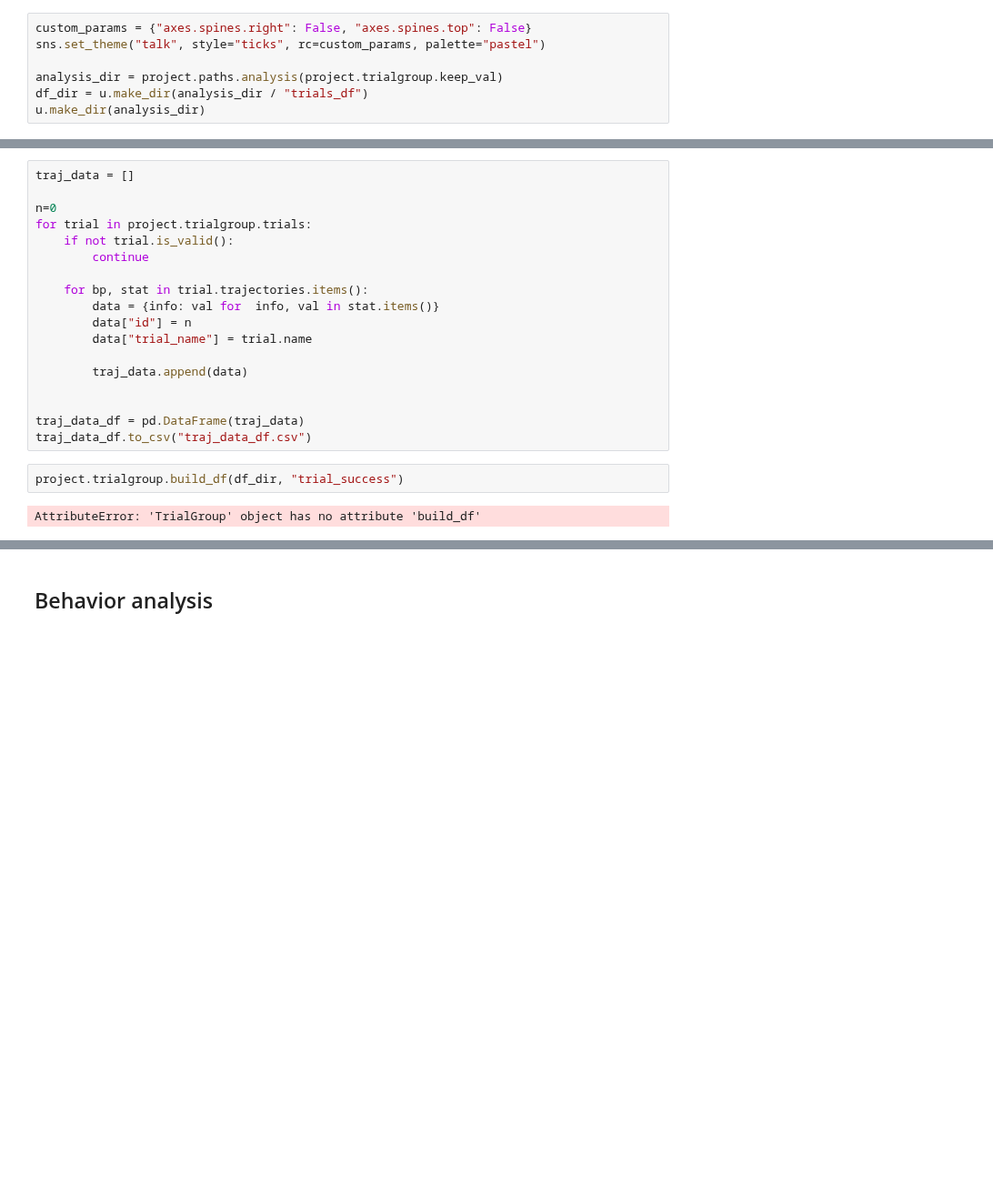
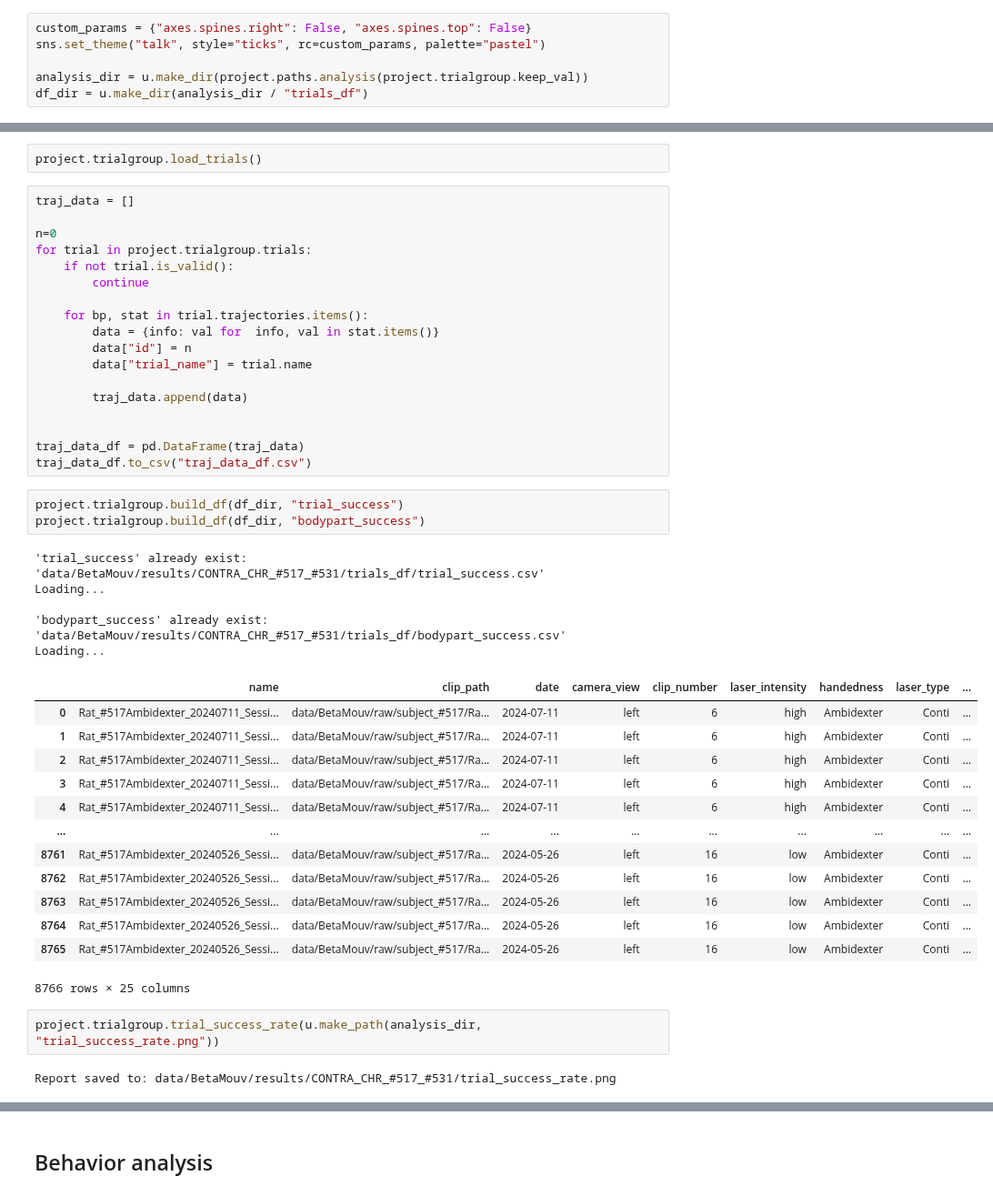
Before and after one commit to Poemiti/IMN_Kinematics, a Jupyter notebook: analysis.ipynb, the cells around one changed output, grey strips where cells are left out. Shown at 91% size. Saved outputs shown, nothing was run; the diff lists cells and outputs as text; blank space fills up the shorter version.

```diff
--- a/analysis.ipynb
+++ b/analysis.ipynb
@@ -32,6 +30,5 @@ log: config_20261023_111926.yaml
 custom_params = {"axes.spines.right": False, "axes.spines.top": False}
 sns.set_theme("talk", style="ticks", rc=custom_params, palette="pastel")
 
-analysis_dir = project.paths.analysis(project.trialgroup.keep_val)
+analysis_dir = u.make_dir(project.paths.analysis(project.trialgroup.keep_val))
 df_dir = u.make_dir(analysis_dir / "trials_df")
-u.make_dir(analysis_dir)
@@ -42,6 +37,8 @@ Some hypper parameters
 # %%
 project.trialgroup.crop_laser_period = True
 project.trialgroup.remove_NOstim = True
+# %%
+project.trialgroup.load_trials()
 # %%
 traj_data = []
 
@@ -62,5 +59,27 @@ traj_data_df = pd.DataFrame(traj_data)
 traj_data_df.to_csv("traj_data_df.csv")
 # %%
 project.trialgroup.build_df(df_dir, "trial_success")
+project.trialgroup.build_df(df_dir, "bodypart_success")
 # %% [output]
-AttributeError: 'TrialGroup' object has no attribute 'build_df'
+'trial_success' already exist: 'data/BetaMouv/results/CONTRA_CHR_#517_#531/trials_df/trial_success.csv'
+Loading...
+
+'bodypart_success' already exist: 'data/BetaMouv/results/CONTRA_CHR_#517_#531/trials_df/bodypart_success.csv'
+Loading...
+|  | name | clip_path | date | camera_view | clip_number | laser_intensity | handedness | laser_type | ... |
+| 0 | Rat_#517Ambidexter_20240711_Sessi... | data/BetaMouv/raw/subject_#517/Ra... | 2024-07-11 | left | 6 | high | Ambidexter | Conti | ... |
+| 1 | Rat_#517Ambidexter_20240711_Sessi... | data/BetaMouv/raw/subject_#517/Ra... | 2024-07-11 | left | 6 | high | Ambidexter | Conti | ... |
+| 2 | Rat_#517Ambidexter_20240711_Sessi... | data/BetaMouv/raw/subject_#517/Ra... | 2024-07-11 | left | 6 | high | Ambidexter | Conti | ... |
+| 3 | Rat_#517Ambidexter_20240711_Sessi... | data/BetaMouv/raw/subject_#517/Ra... | 2024-07-11 | left | 6 | high | Ambidexter | Conti | ... |
+| 4 | Rat_#517Ambidexter_20240711_Sessi... | data/BetaMouv/raw/subject_#517/Ra... | 2024-07-11 | left | 6 | high | Ambidexter | Conti | ... |
+| ... | ... | ... | ... | ... | ... | ... | ... | ... | ... |
+| 8761 | Rat_#517Ambidexter_20240526_Sessi... | data/BetaMouv/raw/subject_#517/Ra... | 2024-05-26 | left | 16 | low | Ambidexter | Conti | ... |
+| 8762 | Rat_#517Ambidexter_20240526_Sessi... | data/BetaMouv/raw/subject_#517/Ra... | 2024-05-26 | left | 16 | low | Ambidexter | Conti | ... |
+| 8763 | Rat_#517Ambidexter_20240526_Sessi... | data/BetaMouv/raw/subject_#517/Ra... | 2024-05-26 | left | 16 | low | Ambidexter | Conti | ... |
+| 8764 | Rat_#517Ambidexter_20240526_Sessi... | data/BetaMouv/raw/subject_#517/Ra... | 2024-05-26 | left | 16 | low | Ambidexter | Conti | ... |
+| 8765 | Rat_#517Ambidexter_20240526_Sessi... | data/BetaMouv/raw/subject_#517/Ra... | 2024-05-26 | left | 16 | low | Ambidexter | Conti | ... |
+8766 rows × 25 columns
+# %%
+project.trialgroup.trial_success_rate(u.make_path(analysis_dir, "trial_success_rate.png"))
+# %% [output]
+Report saved to: data/BetaMouv/results/CONTRA_CHR_#517_#531/trial_success_rate.png
```
Also changed, not shown: parts of 11 cells of this notebook, 5 other files.
